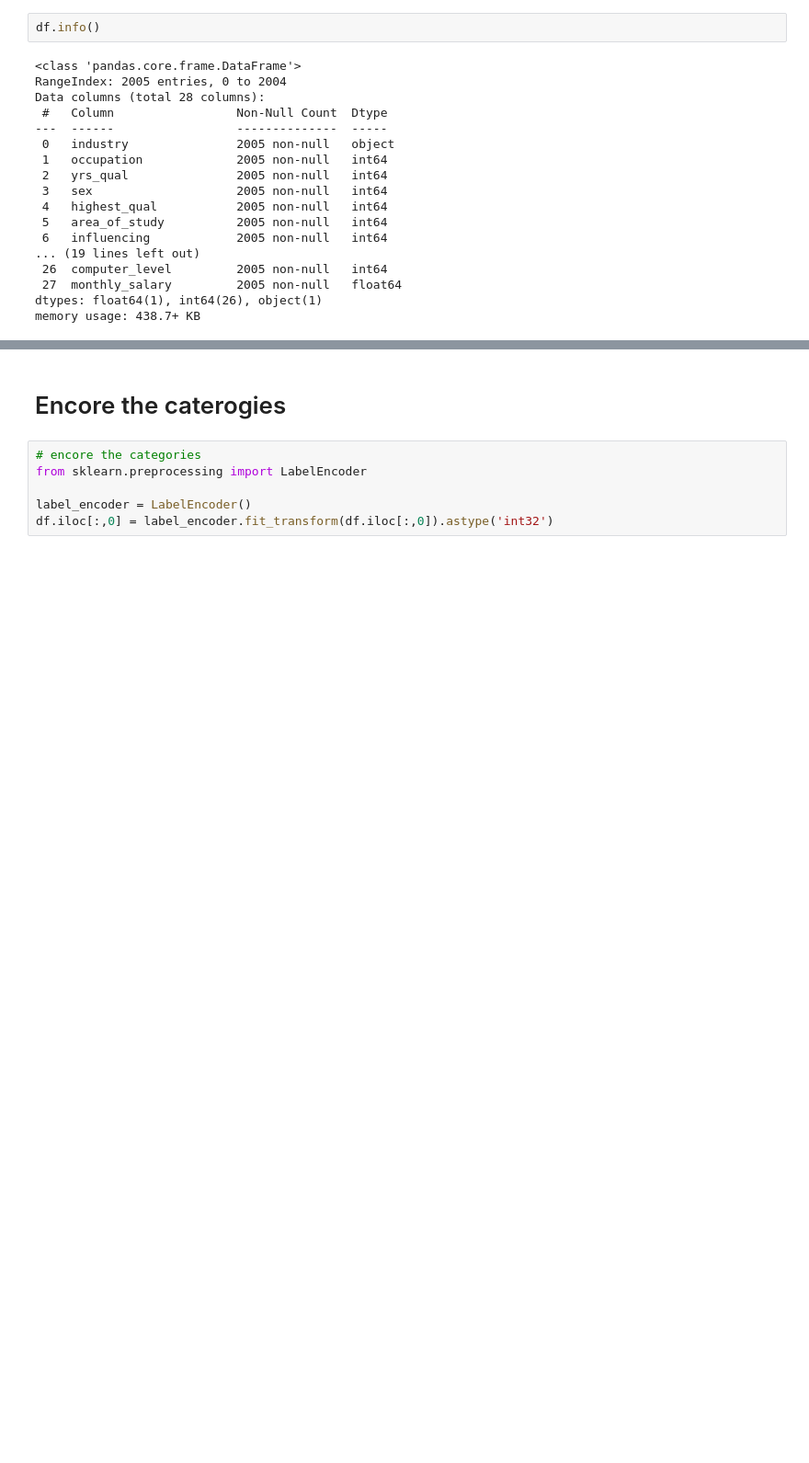
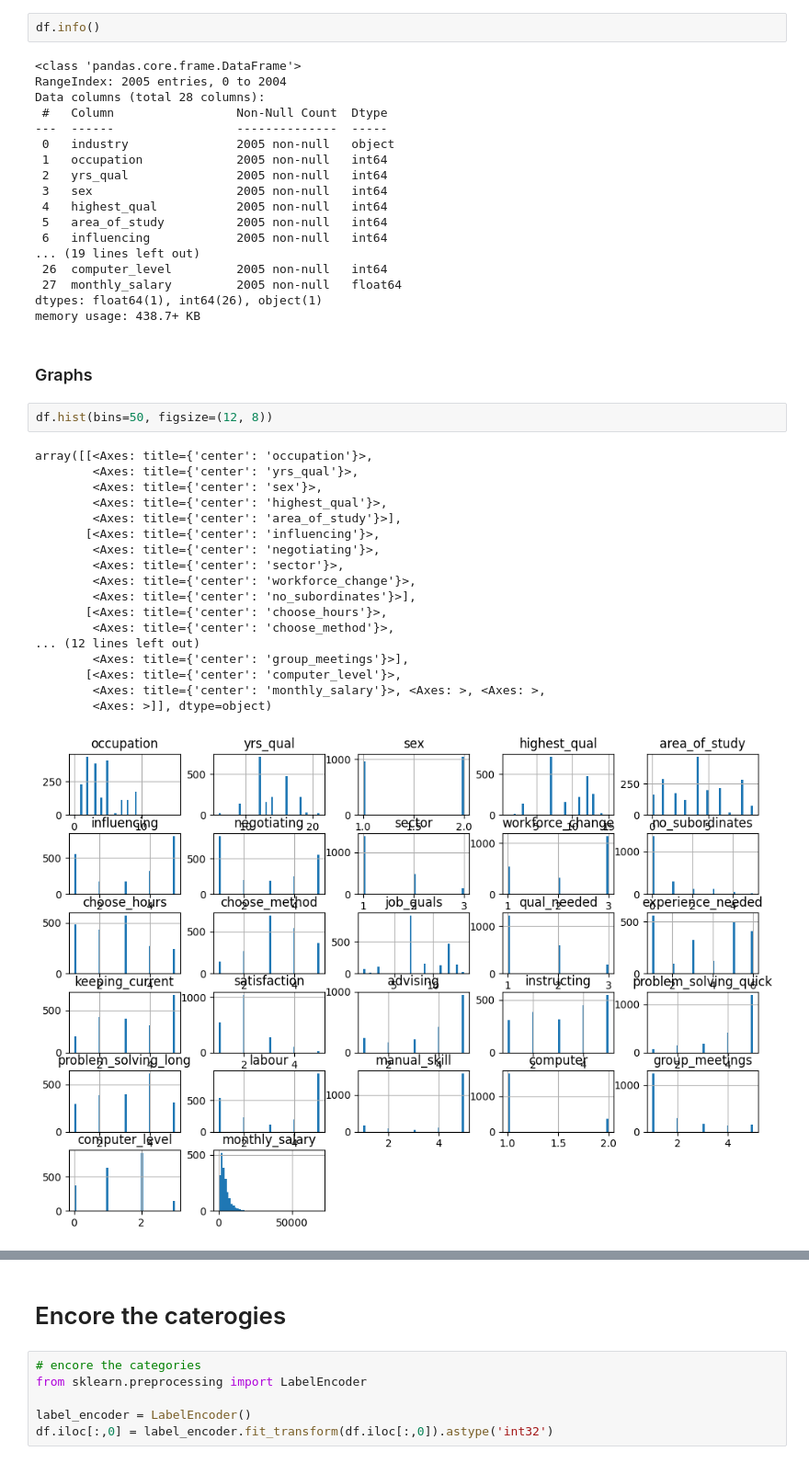
Before and after one commit to cdu123/salary_predict, a Jupyter notebook: salary_predict.ipynb, the cells around one changed output, grey strips where cells are left out. Shown at 92% size. Saved outputs shown, nothing was run; the diff lists cells and outputs as text; blank space fills up the shorter version.

```diff
--- a/salary_predict.ipynb
+++ b/salary_predict.ipynb
@@ -41,3 +111,26 @@ Data columns (total 28 columns):
  27  monthly_salary         2005 non-null   float64
 dtypes: float64(1), int64(26), object(1)
 memory usage: 438.7+ KB
+# %% [markdown]
+### Graphs
+# %%
+df.hist(bins=50, figsize=(12, 8))
+# %% [output]
+array([[<Axes: title={'center': 'occupation'}>,
+        <Axes: title={'center': 'yrs_qual'}>,
+        <Axes: title={'center': 'sex'}>,
+        <Axes: title={'center': 'highest_qual'}>,
+        <Axes: title={'center': 'area_of_study'}>],
+       [<Axes: title={'center': 'influencing'}>,
+        <Axes: title={'center': 'negotiating'}>,
+        <Axes: title={'center': 'sector'}>,
+        <Axes: title={'center': 'workforce_change'}>,
+        <Axes: title={'center': 'no_subordinates'}>],
+       [<Axes: title={'center': 'choose_hours'}>,
+        <Axes: title={'center': 'choose_method'}>,
+... (12 lines left out)
+        <Axes: title={'center': 'group_meetings'}>],
+       [<Axes: title={'center': 'computer_level'}>,
+        <Axes: title={'center': 'monthly_salary'}>, <Axes: >, <Axes: >,
+        <Axes: >]], dtype=object)
+[figure, added]
```
Also changed, not shown: parts of 9 cells of this notebook.
